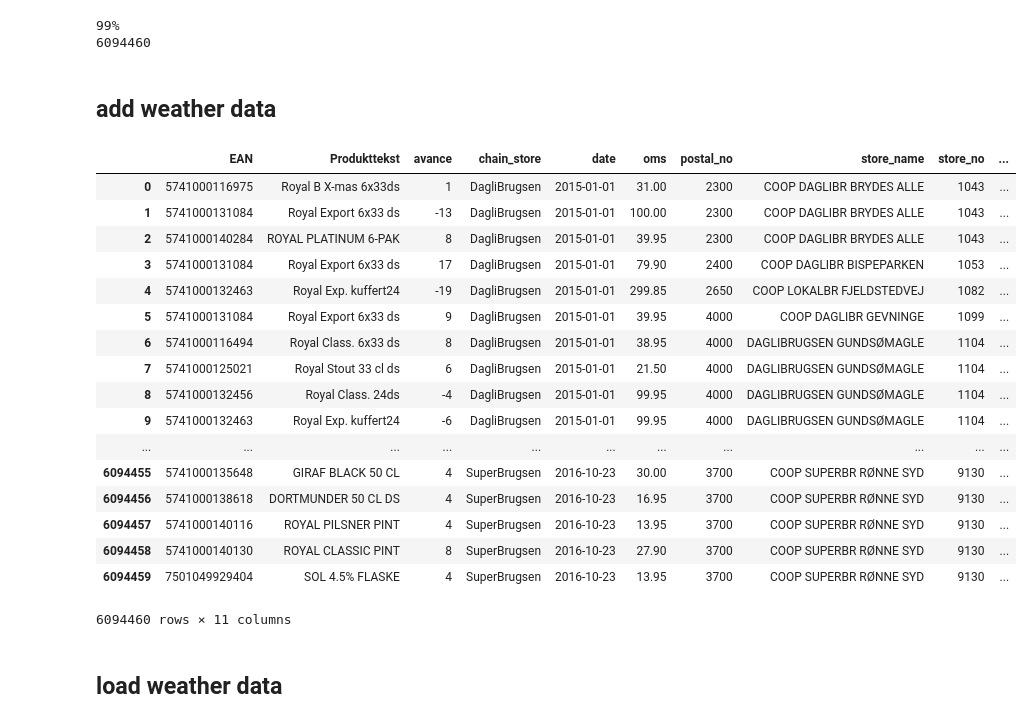
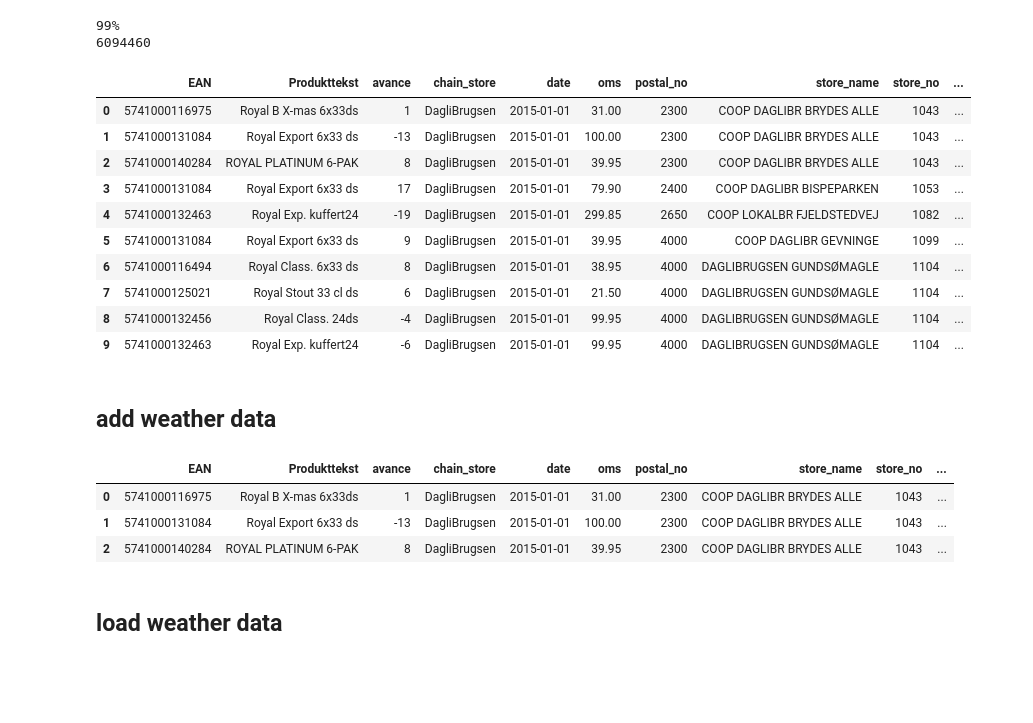
Before and after one commit to vlievin/OiX-2016---Understanding-Weather-Impact-on-Beer-Sales-in-Denmark, a Jupyter notebook: read sales data.ipynb, the cells around one changed output. Drawn from its saved outputs; the diff is of its cells as text; code cells hidden in the pictures; blank space fills up the shorter version.

```diff
--- a/read sales data.ipynb
+++ b/read sales data.ipynb
@@ -54,6 +53,20 @@ print(len(df))
 # %% [output]
 99%
 6094460
+# %%
+df[:10]
+# %% [output]
+|  | EAN | Produkttekst | avance | chain_store | date | oms | postal_no | store_name | store_no | ... |
+| 0 | 5741000116975 | Royal B X-mas 6x33ds | 1 | DagliBrugsen | 2015-01-01 | 31.00 | 2300 | COOP DAGLIBR BRYDES ALLE | 1043 | ... |
+| 1 | 5741000131084 | Royal Export 6x33 ds | -13 | DagliBrugsen | 2015-01-01 | 100.00 | 2300 | COOP DAGLIBR BRYDES ALLE | 1043 | ... |
+| 2 | 5741000140284 | ROYAL PLATINUM 6-PAK | 8 | DagliBrugsen | 2015-01-01 | 39.95 | 2300 | COOP DAGLIBR BRYDES ALLE | 1043 | ... |
+| 3 | 5741000131084 | Royal Export 6x33 ds | 17 | DagliBrugsen | 2015-01-01 | 79.90 | 2400 | COOP DAGLIBR BISPEPARKEN | 1053 | ... |
+| 4 | 5741000132463 | Royal Exp. kuffert24 | -19 | DagliBrugsen | 2015-01-01 | 299.85 | 2650 | COOP LOKALBR FJELDSTEDVEJ | 1082 | ... |
+| 5 | 5741000131084 | Royal Export 6x33 ds | 9 | DagliBrugsen | 2015-01-01 | 39.95 | 4000 | COOP DAGLIBR GEVNINGE | 1099 | ... |
+| 6 | 5741000116494 | Royal Class. 6x33 ds | 8 | DagliBrugsen | 2015-01-01 | 38.95 | 4000 | DAGLIBRUGSEN GUNDSØMAGLE | 1104 | ... |
+| 7 | 5741000125021 | Royal Stout 33 cl ds | 6 | DagliBrugsen | 2015-01-01 | 21.50 | 4000 | DAGLIBRUGSEN GUNDSØMAGLE | 1104 | ... |
+| 8 | 5741000132456 | Royal Class. 24ds | -4 | DagliBrugsen | 2015-01-01 | 99.95 | 4000 | DAGLIBRUGSEN GUNDSØMAGLE | 1104 | ... |
+| 9 | 5741000132463 | Royal Exp. kuffert24 | -6 | DagliBrugsen | 2015-01-01 | 99.95 | 4000 | DAGLIBRUGSEN GUNDSØMAGLE | 1104 | ... |
 # %% [markdown]
 ## add weather data
 # %%
@@ -87,26 +100,12 @@ def zipToRegion(zip):
     if (zip >= 9000 and zip <= 9999):
         return 603100
 # %%
-df['region'] = df['postal_no'].map(zipToRegion)
-df
+df['station'] = df['postal_no'].map(zipToRegion)
+df[:3]
 # %% [output]
 |  | EAN | Produkttekst | avance | chain_store | date | oms | postal_no | store_name | store_no | ... |
 | 0 | 5741000116975 | Royal B X-mas 6x33ds | 1 | DagliBrugsen | 2015-01-01 | 31.00 | 2300 | COOP DAGLIBR BRYDES ALLE | 1043 | ... |
 | 1 | 5741000131084 | Royal Export 6x33 ds | -13 | DagliBrugsen | 2015-01-01 | 100.00 | 2300 | COOP DAGLIBR BRYDES ALLE | 1043 | ... |
 | 2 | 5741000140284 | ROYAL PLATINUM 6-PAK | 8 | DagliBrugsen | 2015-01-01 | 39.95 | 2300 | COOP DAGLIBR BRYDES ALLE | 1043 | ... |
-| 3 | 5741000131084 | Royal Export 6x33 ds | 17 | DagliBrugsen | 2015-01-01 | 79.90 | 2400 | COOP DAGLIBR BISPEPARKEN | 1053 | ... |
-| 4 | 5741000132463 | Royal Exp. kuffert24 | -19 | DagliBrugsen | 2015-01-01 | 299.85 | 2650 | COOP LOKALBR FJELDSTEDVEJ | 1082 | ... |
-| 5 | 5741000131084 | Royal Export 6x33 ds | 9 | DagliBrugsen | 2015-01-01 | 39.95 | 4000 | COOP DAGLIBR GEVNINGE | 1099 | ... |
-| 6 | 5741000116494 | Royal Class. 6x33 ds | 8 | DagliBrugsen | 2015-01-01 | 38.95 | 4000 | DAGLIBRUGSEN GUNDSØMAGLE | 1104 | ... |
-| 7 | 5741000125021 | Royal Stout 33 cl ds | 6 | DagliBrugsen | 2015-01-01 | 21.50 | 4000 | DAGLIBRUGSEN GUNDSØMAGLE | 1104 | ... |
-| 8 | 5741000132456 | Royal Class. 24ds | -4 | DagliBrugsen | 2015-01-01 | 99.95 | 4000 | DAGLIBRUGSEN GUNDSØMAGLE | 1104 | ... |
-| 9 | 5741000132463 | Royal Exp. kuffert24 | -6 | DagliBrugsen | 2015-01-01 | 99.95 | 4000 | DAGLIBRUGSEN GUNDSØMAGLE | 1104 | ... |
-| ... | ... | ... | ... | ... | ... | ... | ... | ... | ... | ... |
-| 6094455 | 5741000135648 | GIRAF BLACK 50 CL | 4 | SuperBrugsen | 2016-10-23 | 30.00 | 3700 | COOP SUPERBR RØNNE SYD | 9130 | ... |
-| 6094456 | 5741000138618 | DORTMUNDER 50 CL DS | 4 | SuperBrugsen | 2016-10-23 | 16.95 | 3700 | COOP SUPERBR RØNNE SYD | 9130 | ... |
-| 6094457 | 5741000140116 | ROYAL PILSNER PINT | 4 | SuperBrugsen | 2016-10-23 | 13.95 | 3700 | COOP SUPERBR RØNNE SYD | 9130 | ... |
-| 6094458 | 5741000140130 | ROYAL CLASSIC PINT | 8 | SuperBrugsen | 2016-10-23 | 27.90 | 3700 | COOP SUPERBR RØNNE SYD | 9130 | ... |
-| 6094459 | 7501049929404 | SOL 4.5% FLASKE | 4 | SuperBrugsen | 2016-10-23 | 13.95 | 3700 | COOP SUPERBR RØNNE SYD | 9130 | ... |
-6094460 rows × 11 columns
 # %% [markdown]
 ## load weather data
```
Also changed, not shown: parts of 7 cells of this notebook.
